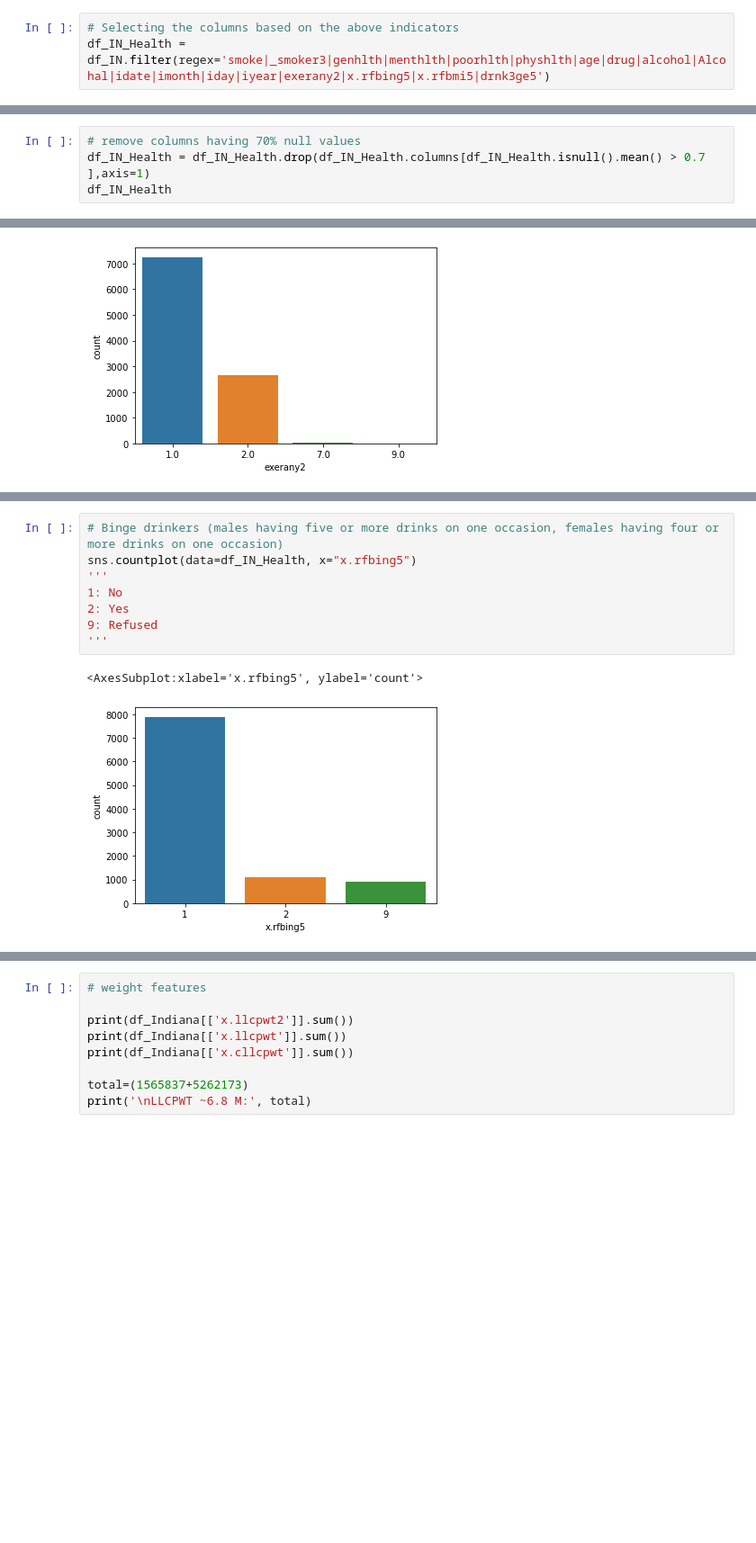
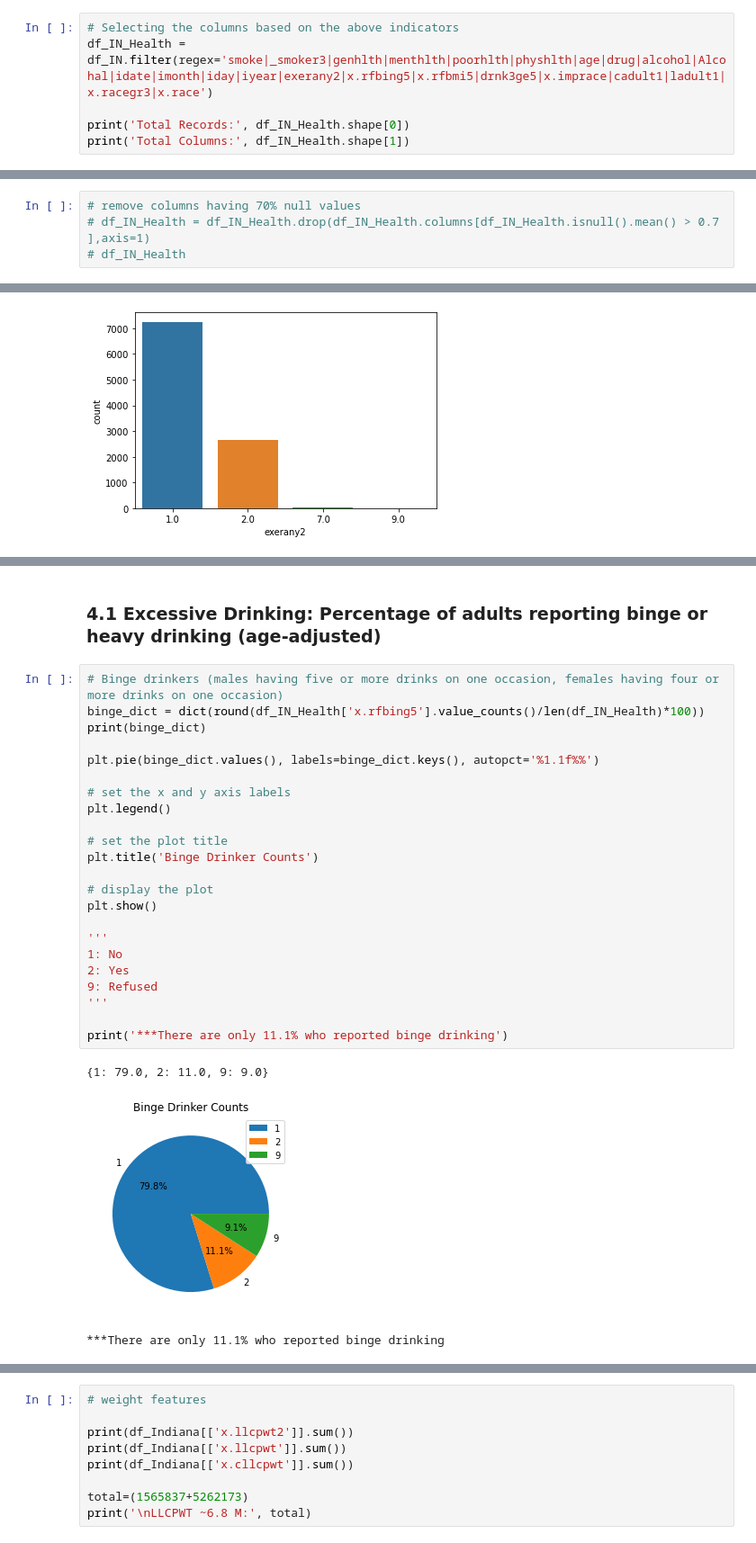
Before and after one commit to iam-neelesh8/BRFSS_Analysis, a Jupyter notebook: notebooks/BRFSS_EDA.ipynb, the cells around one changed output, grey strips where cells are left out. Shown at 90% size. Saved outputs shown, nothing was run; the diff lists cells and outputs as text; blank space fills up the shorter version.

```diff
--- a/notebooks/BRFSS_EDA.ipynb
+++ b/notebooks/BRFSS_EDA.ipynb
@@ -139,3 +126,6 @@ Indiana State Data:
 # %%
 # Selecting the columns based on the above indicators
-df_IN_Health = df_IN.filter(regex='smoke|_smoker3|genhlth|menthlth|poorhlth|physhlth|age|drug|alcohol|Alcohal|idate|imonth|iday|iyear|exerany2|x.rfbing5|x.rfbmi5|drnk3ge5')
+df_IN_Health = df_IN.filter(regex='smoke|_smoker3|genhlth|menthlth|poorhlth|physhlth|age|drug|alcohol|Alcohal|idate|imonth|iday|iyear|exerany2|x.rfbing5|x.rfbmi5|drnk3ge5|x.imprace|cadult1|ladult1|x.racegr3|x.race')
+
+print('Total Records:', df_IN_Health.shape[0])
+print('Total Columns:', df_IN_Health.shape[1])
@@ -158,4 +135,4 @@ df_IN_Health
 # %%
 # remove columns having 70% null values
-df_IN_Health = df_IN_Health.drop(df_IN_Health.columns[df_IN_Health.isnull().mean() > 0.7 ],axis=1)
-df_IN_Health
+# df_IN_Health = df_IN_Health.drop(df_IN_Health.columns[df_IN_Health.isnull().mean() > 0.7 ],axis=1)
+# df_IN_Health
@@ -391,14 +370,32 @@ sns.countplot(data=df_IN_Health, x="exerany2")
+# %% [markdown]
+### 4.1 Excessive Drinking: Percentage of adults reporting binge or heavy drinking (age-adjusted)
 # %%
 # Binge drinkers (males having five or more drinks on one occasion, females having four or more drinks on one occasion)
-sns.countplot(data=df_IN_Health, x="x.rfbing5")
+binge_dict = dict(round(df_IN_Health['x.rfbing5'].value_counts()/len(df_IN_Health)*100))
+print(binge_dict)
+
+plt.pie(binge_dict.values(), labels=binge_dict.keys(), autopct='%1.1f%%')
+
+# set the x and y axis labels
+plt.legend()
+
+# set the plot title
+plt.title('Binge Drinker Counts')
+
+# display the plot
+plt.show()
+
 '''
 1: No
 2: Yes
 9: Refused
 '''
+
+print('***There are only 11.1% who reported binge drinking')
 # %% [output]
-<AxesSubplot:xlabel='x.rfbing5', ylabel='count'>
+{1: 79.0, 2: 11.0, 9: 9.0}
-[figure, old version]
+[figure, new version]
+***There are only 11.1% who reported binge drinking
 # %%
 # Considering all types of alcoholic beverages, how many times during the past 30 days did you have 5 or more drinks for men or 4 or more drinks for women on an occasion?
 
```
Also changed, not shown: parts of 35 cells of this notebook.
